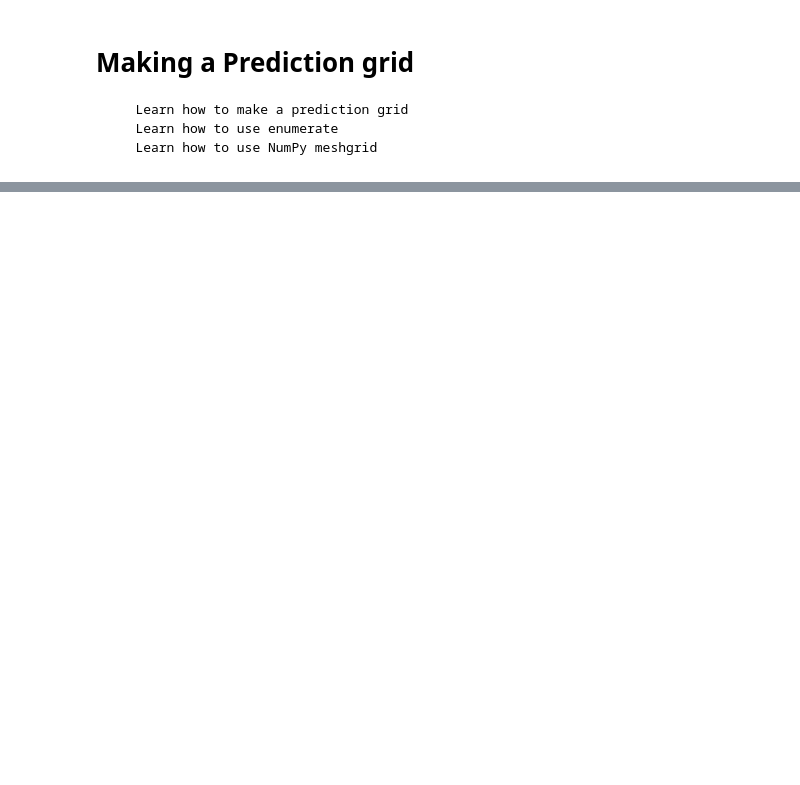
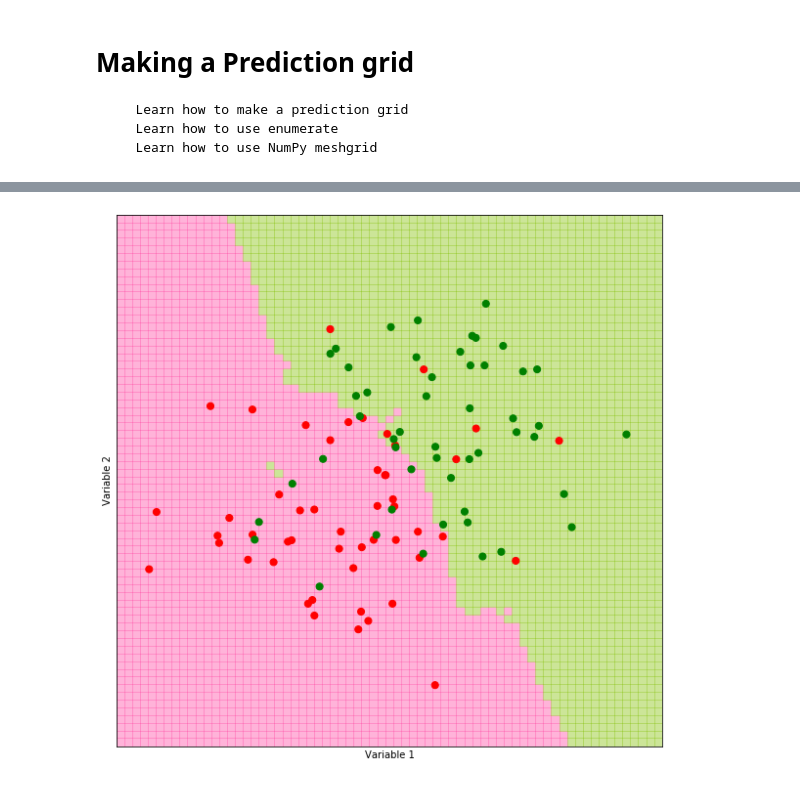
Before and after one commit to divyesh-mistry/Python_for_Research, a Jupyter notebook: kNN _classifier/knn.ipynb, the cells around one changed output, grey strips where cells are left out. Drawn from its saved outputs; the diff is of its cells as text; code cells hidden in the pictures; blank space fills up the shorter version.

Commit message:
kNN_plots

```diff
--- a/kNN _classifier/knn.ipynb
+++ b/kNN _classifier/knn.ipynb
@@ -276,0 +305,3 @@ plt.plot(points[n:,0], points[n:,1],'bo')
+# %%
+(predictors,outcomes)=generate_syntetic_data(50)
+print(predictors,outcomes)
@@ -276,0 +326,4 @@ plt.plot(points[n:,0], points[n:,1],'bo')
+# %%
+k=5; file_name = "knn_synth_5.pdf";limits=(-3,4,-3,4);h=0.1
+# %%
+(xx,yy,prediction_grid)=make_prediction_grid(limits,h,predictors,k,outcomes)
@@ -276,0 +352,18 @@ plt.plot(points[n:,0], points[n:,1],'bo')
+# %%
+def plot_prediction_grid (xx, yy, prediction_grid, filename):
+    """ Plot KNN predictions for every point on the grid."""
+    from matplotlib.colors import ListedColormap
+    background_colormap = ListedColormap (["hotpink","lightskyblue", "yellowgreen"])
+    observation_colormap = ListedColormap (["red","blue","green"])
+    plt.figure(figsize =(10,10))
+    plt.pcolormesh(xx, yy, prediction_grid, cmap = background_colormap, alpha = 0.5)
+    plt.scatter(predictors[:,0], predictors [:,1], c = outcomes, cmap = observation_colormap, s = 50)
+    plt.xlabel('Variable 1'); plt.ylabel('Variable 2')
+    plt.xticks(()); plt.yticks(())
+    plt.xlim (np.min(xx), np.max(xx))
+    plt.ylim (np.min(yy), np.max(yy))
+    plt.savefig(filename)
+# %%
+plot_prediction_grid(xx,yy,prediction_grid,file_name)
+# %% [output]
+[figure, added]
```
Also changed, not shown: parts of 13 cells of this notebook, 3 other files.
